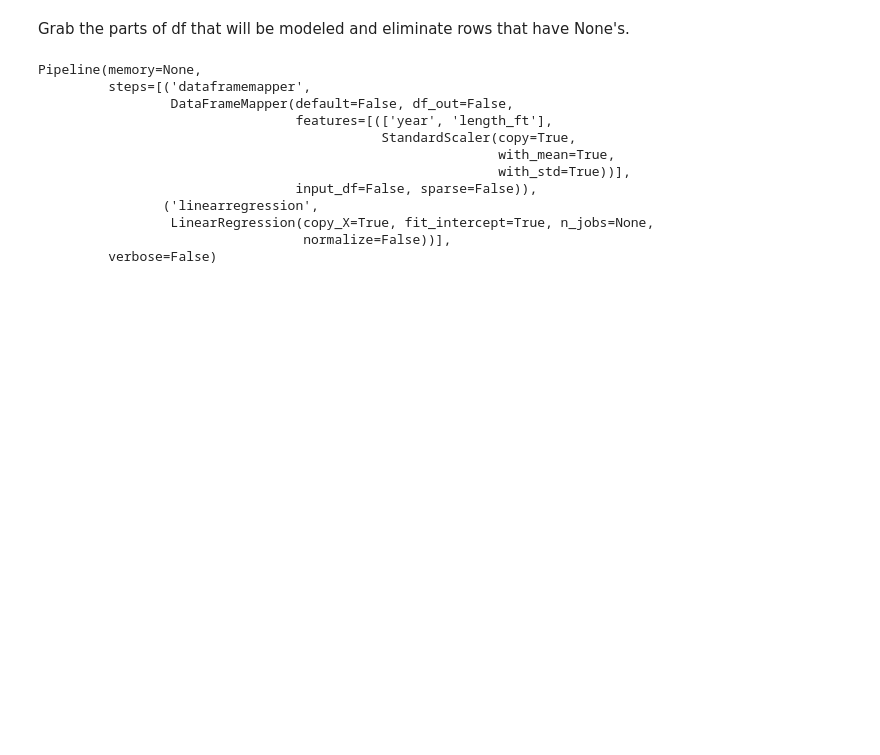
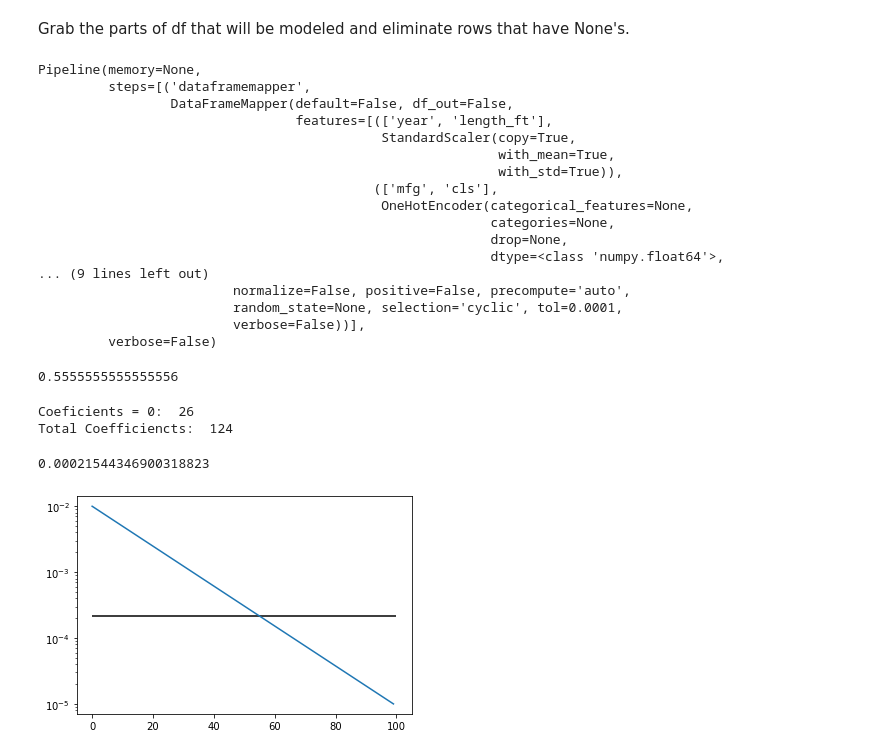
Before and after one commit to spdavern/metis_project2, a Jupyter notebook: Modeling.ipynb, the cells around one changed output. Cells and saved outputs as stored; diff of their text form; code cells hidden in the pictures; blank space fills up the shorter version.

```diff
--- a/Modeling.ipynb
+++ b/Modeling.ipynb
@@ -158,5 +204,5 @@ pipe = make_pipeline(mapper, LinearRegression())
 # %%
-pipe.fit(X_train,y_train)
+pipe.fit(X_train,lny_train)
 # %% [output]
 Pipeline(memory=None,
          steps=[('dataframemapper',
@@ -164,9 +210,14 @@ Pipeline(memory=None,
                                  features=[(['year', 'length_ft'],
                                             StandardScaler(copy=True,
                                                            with_mean=True,
-                                                           with_std=True))],
-                                 input_df=False, sparse=False)),
-                ('linearregression',
-                 LinearRegression(copy_X=True, fit_intercept=True, n_jobs=None,
-                                  normalize=False))],
+                                                           with_std=True)),
+                                           (['mfg', 'cls'],
+                                            OneHotEncoder(categorical_features=None,
+                                                          categories=None,
+                                                          drop=None,
+                                                          dtype=<class 'numpy.float64'>,
+... (9 lines left out)
+                         normalize=False, positive=False, precompute='auto',
+                         random_state=None, selection='cyclic', tol=0.0001,
+                         verbose=False))],
          verbose=False)
@@ -177,0 +224,23 @@ r2_test = pipe.score(X_test,y_test)
+# %%
+lcv = pipe.steps[1][1]
+# %%
+(np.log(lcv.alphas_[0]) - np.log(lcv.alpha_))/(np.log(lcv.alphas_[0]) - np.log(lcv.alphas_[-1]))
+# %% [output]
+0.5555555555555556
+# %%
+print('Coeficients = 0: ', len(lcv.coef_[lcv.coef_==0]))
+print('Total Coefficiencts: ', len(lcv.coef_))
+# %% [output]
+Coeficients = 0:  26
+Total Coefficiencts:  124
+# %%
+lcv.alpha_
+# %% [output]
+0.00021544346900318823
+# %%
+plt.plot(lcv.alphas_)
+plt.hlines(lcv.alpha_,0,100)
+#plt.plot(np.logspace(-1,-4,100))
+plt.semilogy();
+# %% [output]
+[figure, added]
```
Also changed, not shown: parts of 29 cells of this notebook.
